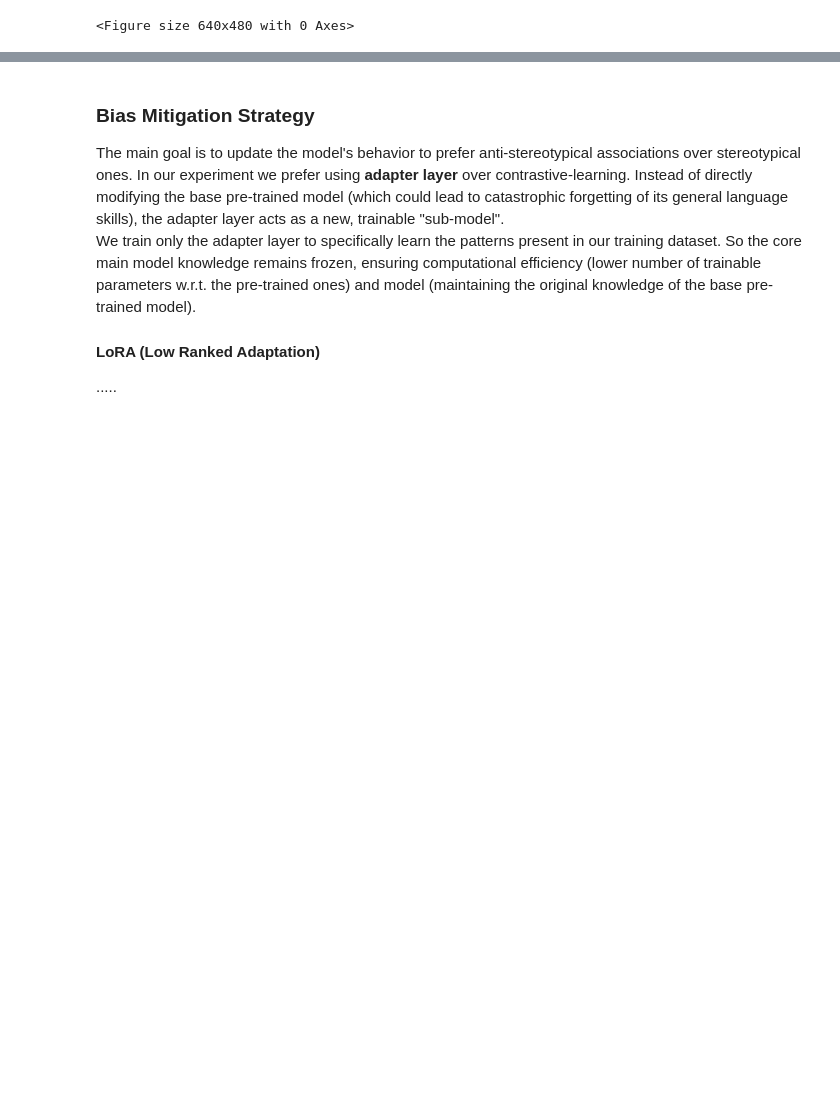
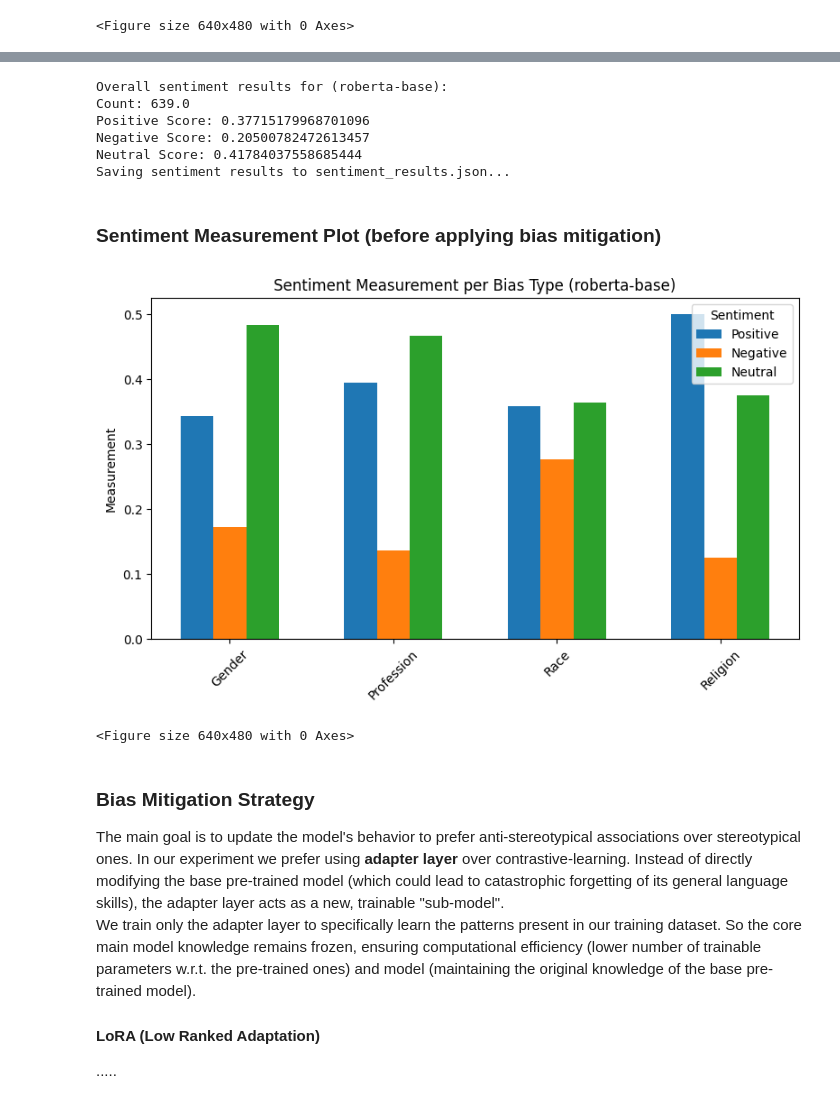
Before and after one commit to Abudo-S/MindTheGap, a Jupyter notebook: MindTheGap.ipynb, the cells around one changed output, grey strips where cells are left out. Saved outputs shown, nothing was run; the diff lists cells and outputs as text; code cells hidden in the pictures; blank space fills up the shorter version.

```diff
--- a/MindTheGap.ipynb
+++ b/MindTheGap.ipynb
@@ -550,3 +485,66 @@ polarity score 2: 0.16666666666666666
+# %%
+# !pip install spacy textblob
+# !python -m textblob.download_corpora
+# !python -m spacy download en_core_web_sm
+
+print(f'Overall sentiment results for ({nsp_model.model_name}):')
+sentiment_evaluator = SentimentEvaluator(
+    gold_file_path=INPUT_FILE, predictions=results)
+overall = sentiment_evaluator.get_overall_results()
+sentiment_evaluator.pretty_print(overall['overall'])
+
+if os.path.exists(SENTIMENT_RESULTS_FILE):
+    with open(SENTIMENT_RESULTS_FILE, "r") as f:
+        print("Loading already existing sentiment results file...")
+        d = json.load(f)
+else:
+    d = {}
+
+#assuming that the file follows a format of {MODELNAME}_predictions.json"
+predictions_filename = os.path.basename(output_file)
+if "_predictions" in predictions_filename:
+    pretrained_class = predictions_filename.split("_")[0]
+    d[pretrained_class] = overall
+else:
+    d = overall
+
+print(f"Saving sentiment results to {SENTIMENT_RESULTS_FILE}...")
+with open(SENTIMENT_RESULTS_FILE, "w+") as f:
+    json.dump(d, f, indent=2)
+# %% [output]
+Overall sentiment results for (roberta-base):
+Count: 639.0
+Positive Score: 0.37715179968701096
+Negative Score: 0.20500782472613457
+Neutral Score: 0.41784037558685444
+Saving sentiment results to sentiment_results.json...
+# %% [markdown]
+### Sentiment Measurement Plot (before applying bias mitigation)
+# %%
+measurements = ["Positive Score", "Negative Score", "Neutral Score"]
+def plot_sentiment_measurements(sent_measurements, model_name):
+    x = range(len(bias_types))
+    width = 0.20
+
+    #plot measurements
+    plt.figure(figsize=(8, 5))
+    plt.bar([i - width for i in x], sent_measurements[measurements[0]], width, label="Positive")
+    plt.bar([i for i in x], sent_measurements[measurements[1]], width, label="Negative")
+    plt.bar([i + width for i in x], sent_measurements[measurements[2]], width, label="Neutral")
+    plt.xticks(x, [bias_type.capitalize() for bias_type in bias_types], rotation=45)
+    plt.ylabel("Measurement")
+    plt.title(f"Sentiment Measurement per Bias Type ({model_name})")
+    plt.legend(title="Sentiment")
+    plt.tight_layout()
+    plt.show()
+    plt.clf()
+# %%
+base_model_sent_overall = {bias: {measure : (d[pretrained_model_name]["intrasentence"][bias][measure] + d[pretrained_model_name]["intersentence"][bias][measure])/2 for measure in measurements} for bias in bias_types}
+bias_sent_measurements = {measure: [base_model_sent_overall[bias][measure] for bias in bias_types] for measure in measurements}
+plot_sentiment_measurements(bias_sent_measurements, pretrained_model_name)
+# %% [output]
+[figure, added]
+<Figure size 640x480 with 0 Axes>
 # %% [markdown]
 ### Bias Mitigation Strategy
 The main goal is to update the model's behavior to prefer anti-stereotypical associations over stereotypical ones. In our experiment we prefer using **adapter layer** over contrastive-learning.  Instead of directly modifying the base pre-trained model (which could lead to catastrophic forgetting of its general language skills), the adapter layer acts as a new, trainable "sub-model".
```
Also changed, not shown: parts of 14 cells of this notebook, 3 other files.
